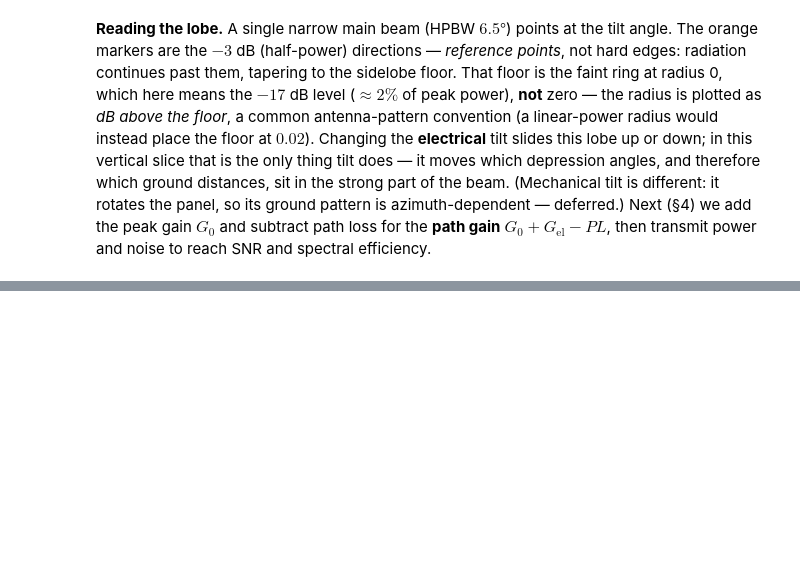
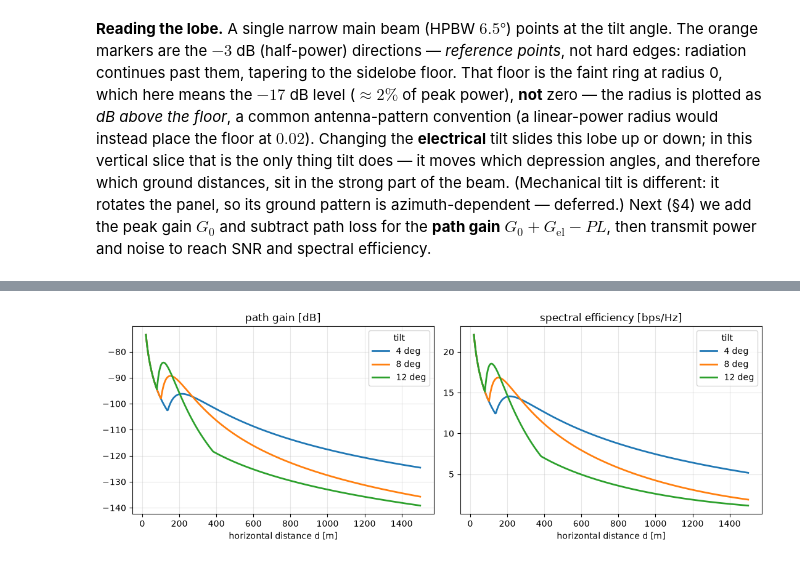
Before and after one commit to Rom5Leo/Telecom_Optimization, a Jupyter notebook: notebooks/antenna_tilt/01_one_antenna.ipynb, the cells around one changed output, grey strips where cells are left out. Saved outputs shown, nothing was run; the diff lists cells and outputs as text; code cells hidden in the pictures; blank space fills up the shorter version.

```diff
--- a/notebooks/antenna_tilt/01_one_antenna.ipynb
+++ b/notebooks/antenna_tilt/01_one_antenna.ipynb
@@ -259,0 +330,20 @@ to reach SNR and spectral efficiency.
+# %%
+# The tilt trade-off across distance: path gain (physics) and spectral efficiency (what we optimize).
+d = np.linspace(20, 1500, 400)
+tilts = [4, 8, 12]
+
+# one path-gain curve per tilt, keyed by tilt (dict: tilt -> array over d).
+pg = {t: np.array([path_gain_db(x, t) for x in d]) for t in tilts}
+# one spectral-efficiency curve per tilt (single antenna -> sinr(x, t, []) then Shannon).
+se = {t: np.array([spectral_efficiency(sinr(x, t, [])) for x in d]) for t in tilts}
+
+fig, (a1, a2) = plt.subplots(1, 2, figsize=(11, 4), sharex=True)
+for t in tilts:
+    a1.plot(d, pg[t], lw=2, label=f"{t} deg")
+    a2.plot(d, se[t], lw=2, label=f"{t} deg")
+a1.set_title("path gain [dB]"); a2.set_title("spectral efficiency [bps/Hz]")
+for a in (a1, a2):
+    a.set_xlabel("horizontal distance d [m]"); a.grid(alpha=0.3); a.legend(title="tilt")
+plt.tight_layout(); plt.show()
+# %% [output]
+[figure, added]
```
Also changed, not shown: parts of 4 cells of this notebook.
